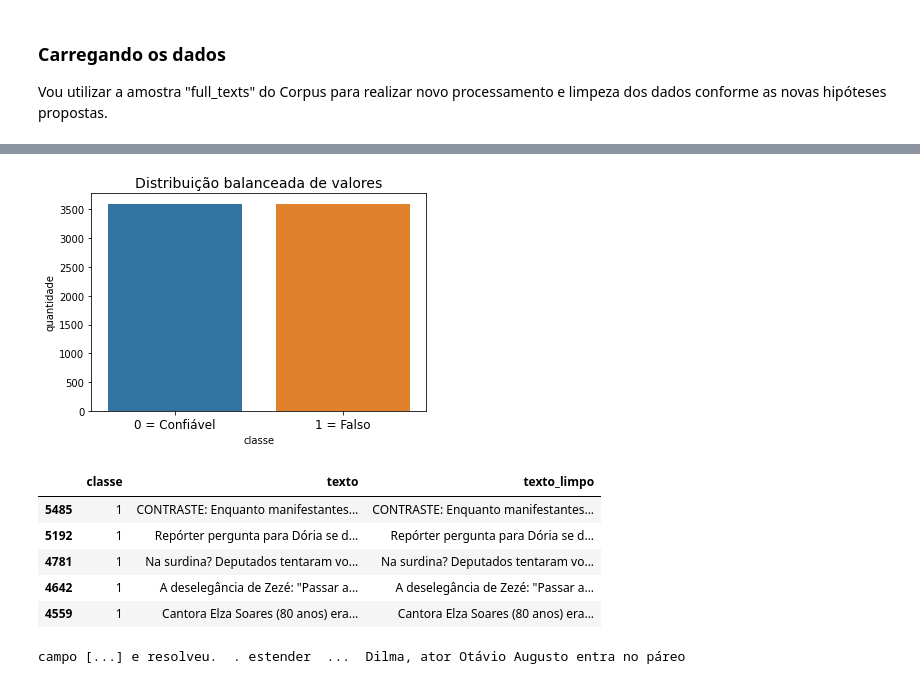
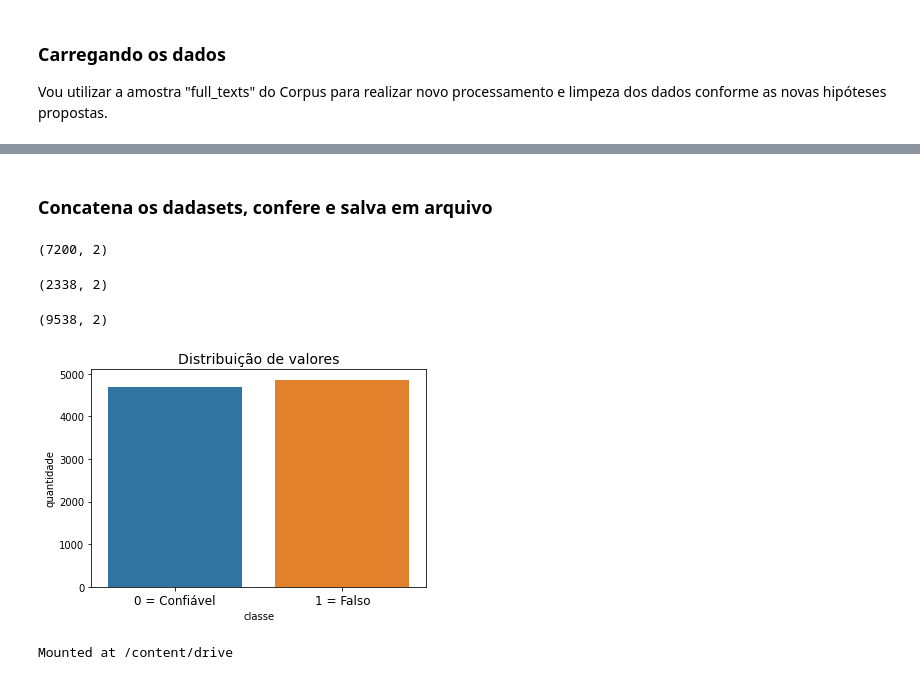
Before and after one commit to caesarcc/pucminas-tcc-fake-news-detection, a Jupyter notebook: passo01_coleta_e_unificacao_dos_datasets.ipynb, the cells around one changed output, grey strips where cells are left out. Saved outputs shown, nothing was run; the diff lists cells and outputs as text; code cells hidden in the pictures.

```diff
--- a/passo01_coleta_e_unificacao_dos_datasets.ipynb
+++ b/passo01_coleta_e_unificacao_dos_datasets.ipynb
@@ -42,8 +43,7 @@ fake_txts = load_txts(os.path.join(DADOS_CAMINHO, "fake"))
 #confere se tem a mesma quantidade (dataset é balanceado)
 assert(len(true_txts) == len(fake_txts))
 
-dados = pd.DataFrame(
+dados_fakebr = pd.DataFrame(
     [{"texto": t, "classe": 0} for t in true_txts] \
          + [{"texto": f, "classe": 1}  for f in fake_txts]
 )
-display(dados[dados['texto'].str.len()<400].sample(n=5)[['classe', 'texto']])
@@ -58,0 +72,4 @@ display(dados[dados['texto'].str.len()<400].sample(n=5)[['classe', 'texto']])
+# %%
+DADOS_CAMINHO = "/content/FakeWhatsApp.Br/data/2018/fakeWhatsApp.BR_2018.csv"
+fakewhats_df = pd.read_csv(DADOS_CAMINHO, sep = ',', usecols=['text', 'misinformation','viral'])
+fakewhats_df.rename(columns={'text': 'texto', 'misinformation': 'classe'}, inplace=True)
@@ -58,0 +88,7 @@ display(dados[dados['texto'].str.len()<400].sample(n=5)[['classe', 'texto']])
+# %%
+# Remove registros não forma anotados no dataset
+dados_fakewhats = fakewhats_df[fakewhats_df['classe'] > -1].copy()
+# Remove registros que são virais (estão repetidos no dataset ou são similares)
+dados_fakewhats = dados_fakewhats[dados_fakewhats['viral'] == 0].copy()
+# Remove coluna de viral
+dados_fakewhats.drop('viral', inplace=True, axis=1)
@@ -59,26 +104,30 @@ display(dados[dados['texto'].str.len()<400].sample(n=5)[['classe', 'texto']])
+# %% [markdown]
+### Concatena os dadasets, confere e salva em arquivo
+# %%
+dados_unidos = pd.concat(
+    [dados_fakebr, dados_fakewhats],
+    ignore_index=True,
+    copy=True,
+)
+display(dados_fakebr.shape, dados_fakewhats.shape, dados_unidos.shape)
+# %% [output]
+(7200, 2)
+(2338, 2)
+(9538, 2)
 # %%
-ax = sns.countplot(x="classe", data=dados)
+ax = sns.countplot(x="classe", data=dados_unidos)
 ax.set_xticklabels(["0 = Confiável", "1 = Falso"], fontsize=12)
-ax.set_title('Distribuição balanceada de valores', fontsize=14)
+ax.set_title('Distribuição de valores', fontsize=14)
 ax.set_ylabel('quantidade')
 plt.show()
 # %% [output]
-[figure, old version]
+[figure, new version]
-# %%
-display(dados[dados['texto'].str.len()<400].sample(n=5)[['classe', 'texto', 'texto_limpo']])
-# %% [output]
-|  | classe | texto | texto_limpo |
-| 5485 | 1 | CONTRASTE: Enquanto manifestantes... | CONTRASTE: Enquanto manifestantes... |
-| 5192 | 1 | Repórter pergunta para Dória se d... | Repórter pergunta para Dória se d... |
-| 4781 | 1 | Na surdina? Deputados tentaram vo... | Na surdina? Deputados tentaram vo... |
-| 4642 | 1 | A deselegância de Zezé: "Passar a... | A deselegância de Zezé: "Passar a... |
-| 4559 | 1 | Cantora Elza Soares (80 anos) era... | Cantora Elza Soares (80 anos) era... |
-# %%
-texto = "campo [...] e resolveu. \n. estender  ... \\nDilma, ator Otávio Augusto entra no páreo"
-#texto = texto.replace('\.\w\s', ' ')
-print(texto)
-# %% [output]
-campo [...] e resolveu.  . estender  ...  Dilma, ator Otávio Augusto entra no páreo
+# %%
+# Configura acesso ao Google Driver onde serão salvos os arquivos grandes
+from google.colab import drive
+drive.mount('/content/drive')
+# %% [output]
+Mounted at /content/drive
 # %%
 # Salva dados para uso no notebook do próximo passo.
 os.makedirs("dados/", exist_ok=True)
```
Also changed, not shown: parts of 12 cells of this notebook.
